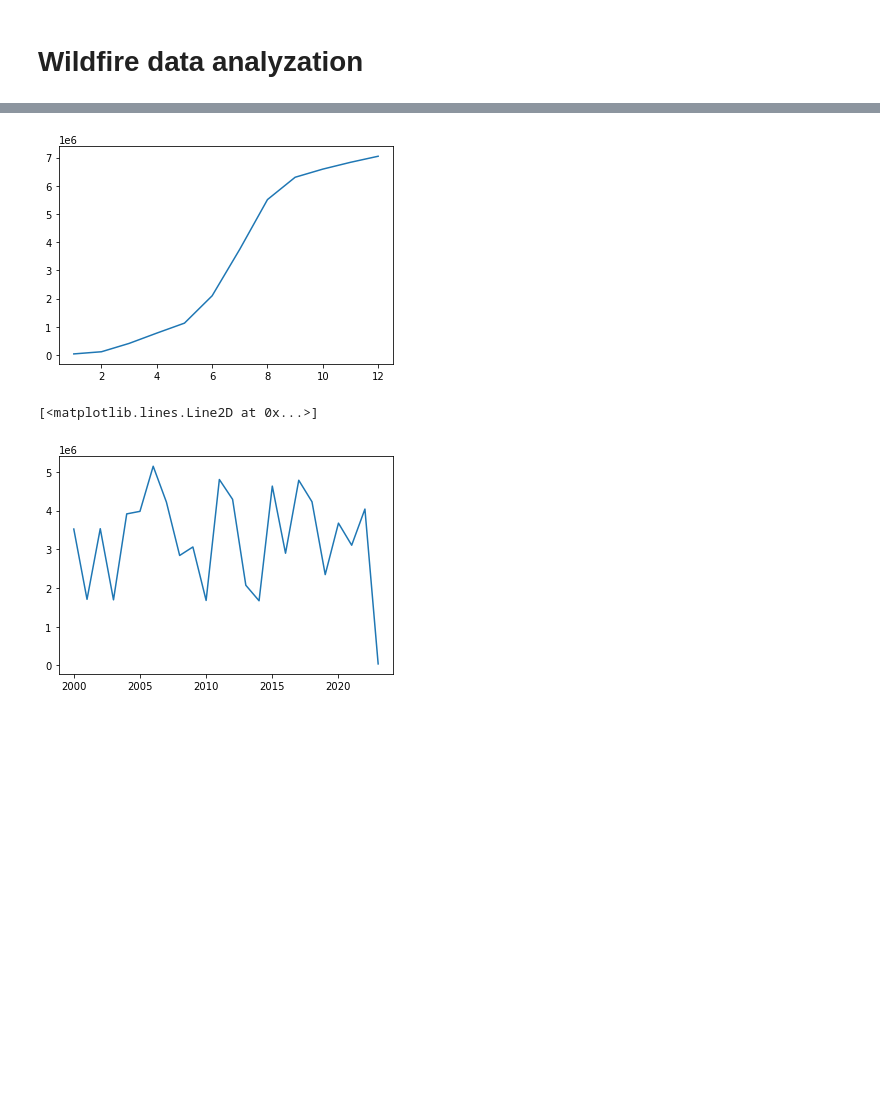
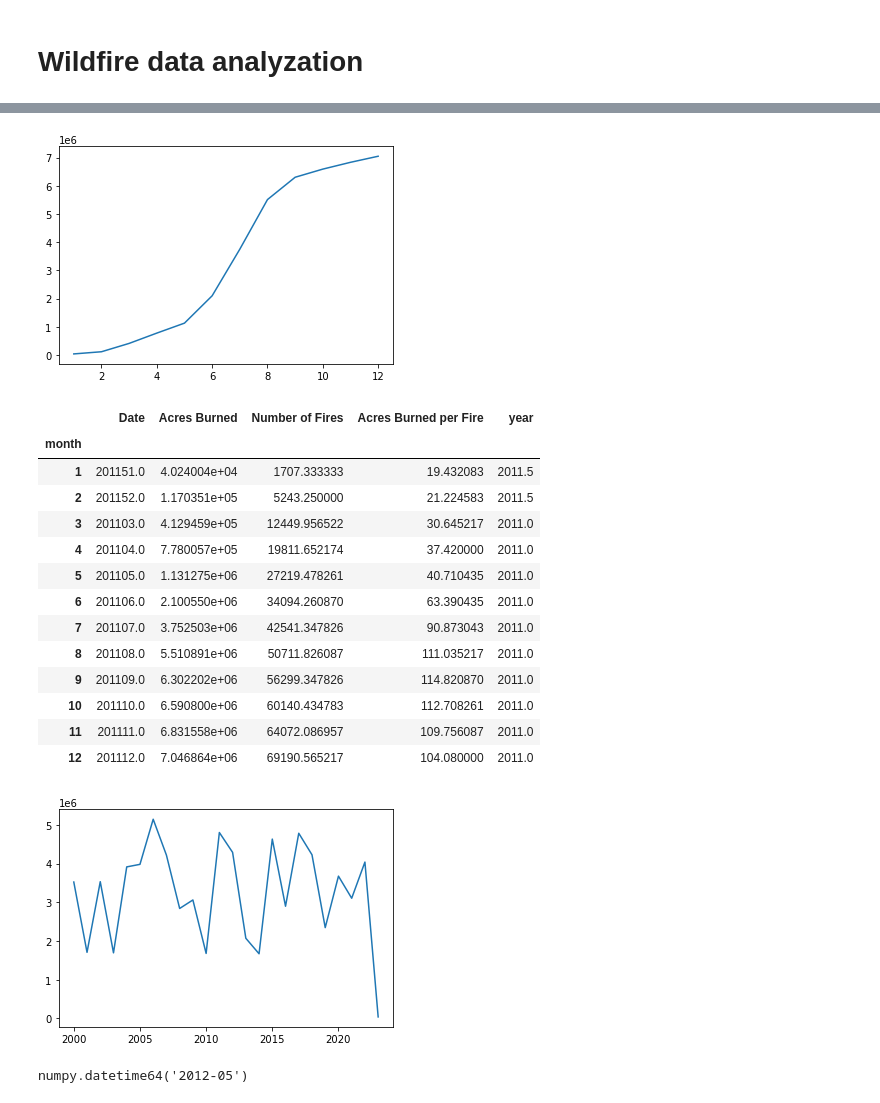
Before and after one commit to AaronCJimeny/FP04-groundwater, a Jupyter notebook: GPGN_268_semesterproject_LukeM.ipynb, the cells around one changed output, grey strips where cells are left out. Cells and saved outputs as stored; diff of their text form; code cells hidden in the pictures; blank space fills up the shorter version.

```diff
--- a/GPGN_268_semesterproject_LukeM.ipynb
+++ b/GPGN_268_semesterproject_LukeM.ipynb
@@ -201,27 +196,45 @@ plt.show()
 # %%
 wildfire = pd.read_csv('../FP04-groundwater/data/US_wildfires.csv')
 for date in wildfire['Date']:
     date = str(date)
 newdate = pd.to_datetime(wildfire['Date'], format = '%Y%m',errors = 'coerce')
 wildfire['newdate'] = newdate
 wildfire.index = wildfire['Date']
 plt.figure(figsize = (10,10))
 plt.plot(wildfire.index,wildfire['Acres Burned per Fire'])
 x = np.array((wildfire.index))
 lr = LinearRegression().fit(x.reshape(-1,1),wildfire["Acres Burned per Fire"])
 plt.plot(x,lr.predict(x.reshape(-1,1)))
 plt.show()
-
 wildfire.index = newdate
 wildfire['month'] = wildfire.index.month
 wildfire['year'] = wildfire.index.year
 month_plot = wildfire.groupby(['month']).mean()['Acres Burned']
 year_plot = wildfire.groupby(['year']).mean()['Acres Burned']
 plt.plot(month_plot)
 plt.show()
 plt.plot(year_plot)
+del (wildfire['newdate'])
 # %% [output]
 [figure]
 [figure]
-[<matplotlib.lines.Line2D at 0x...>]
+|  | Date | Acres Burned | Number of Fires | Acres Burned per Fire | year |
+| month |  |  |  |  |  |
+| 1 | 201151.0 | 4.024004e+04 | 1707.333333 | 19.432083 | 2011.5 |
+| 2 | 201152.0 | 1.170351e+05 | 5243.250000 | 21.224583 | 2011.5 |
+| 3 | 201103.0 | 4.129459e+05 | 12449.956522 | 30.645217 | 2011.0 |
+| 4 | 201104.0 | 7.780057e+05 | 19811.652174 | 37.420000 | 2011.0 |
+| 5 | 201105.0 | 1.131275e+06 | 27219.478261 | 40.710435 | 2011.0 |
+| 6 | 201106.0 | 2.100550e+06 | 34094.260870 | 63.390435 | 2011.0 |
+| 7 | 201107.0 | 3.752503e+06 | 42541.347826 | 90.873043 | 2011.0 |
+| 8 | 201108.0 | 5.510891e+06 | 50711.826087 | 111.035217 | 2011.0 |
+| 9 | 201109.0 | 6.302202e+06 | 56299.347826 | 114.820870 | 2011.0 |
+| 10 | 201110.0 | 6.590800e+06 | 60140.434783 | 112.708261 | 2011.0 |
+| 11 | 201111.0 | 6.831558e+06 | 64072.086957 | 109.756087 | 2011.0 |
+| 12 | 201112.0 | 7.046864e+06 | 69190.565217 | 104.080000 | 2011.0 |
 [figure]
+# %%
+a = np.datetime64('2012-05')
+a
+# %% [output]
+numpy.datetime64('2012-05')
```
Also changed, not shown: parts of 1 cell of this notebook.
